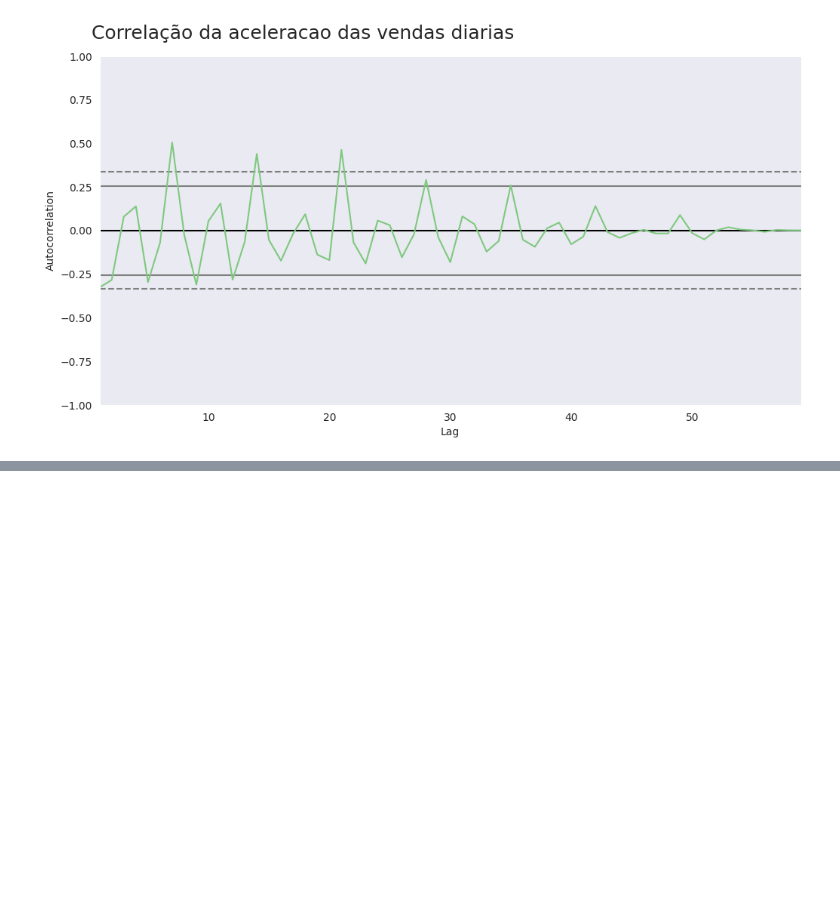
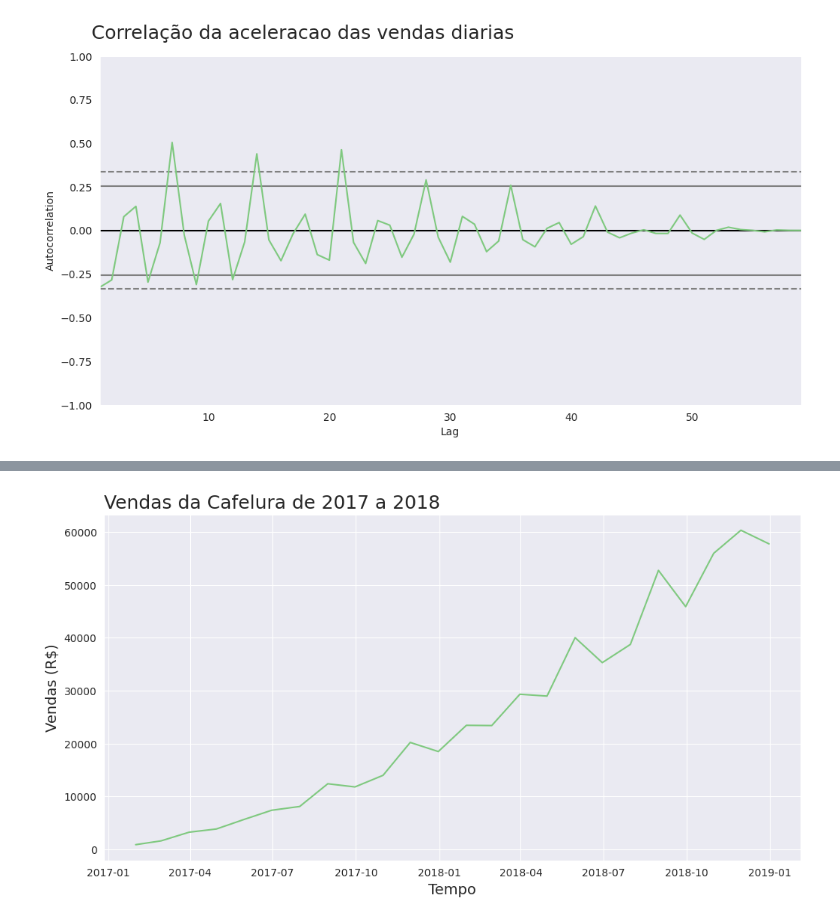
Before and after one commit to Patrick-Setubal/Data_Science_Analytics, a Jupyter notebook: alura_curso/formacao_data_science/SeriesTemporais/SeriesTemporais.ipynb, the cells around one changed output, grey strips where cells are left out. Cells and saved outputs as stored; diff of their text form; code cells hidden in the pictures; blank space fills up the shorter version.

```diff
--- a/alura_curso/formacao_data_science/SeriesTemporais/SeriesTemporais.ipynb
+++ b/alura_curso/formacao_data_science/SeriesTemporais/SeriesTemporais.ipynb
@@ -391,0 +394,4 @@ autocorrelation_plot(vendas_por_dia['aceleracao'][2:]); ax = ax
+# %%
+# Importar Dados
+cafelura = pd.read_csv('https://raw.githubusercontent.com/Patrick-Setubal/data_science_analytics/main/alura_curso/formacao_data_science/SeriesTemporais/cafelura.csv')
+cafelura.head()
@@ -391,0 +418,4 @@ autocorrelation_plot(vendas_por_dia['aceleracao'][2:]); ax = ax
+# %%
+# Ajustar Formato do Mes
+cafelura['mes'] = pd.to_datetime(cafelura['mes'])
+cafelura.info()
@@ -391,0 +432,10 @@ autocorrelation_plot(vendas_por_dia['aceleracao'][2:]); ax = ax
+# %%
+# Exibir grafico de linha
+ax = sns.lineplot(x='mes' ,y='vendas', data=cafelura)
+ax.figure.set_size_inches(12,6)
+ax.set_title("Vendas da Cafelura de 2017 a 2018", loc='left', fontsize=18 )
+ax.set_xlabel('Tempo', fontsize=14)
+ax.set_ylabel('Vendas (R$)', fontsize=14)
+ax = ax
+# %% [output]
+[figure, added]
```
Also changed, not shown: parts of 8 cells of this notebook.
